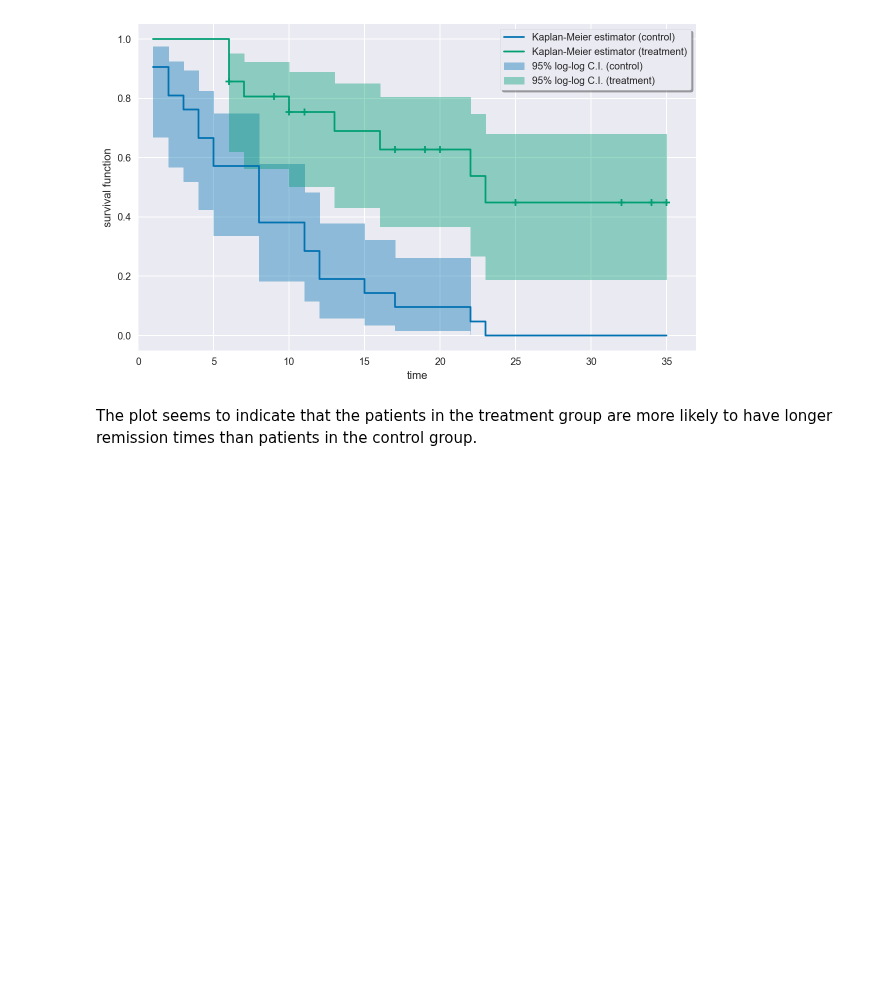
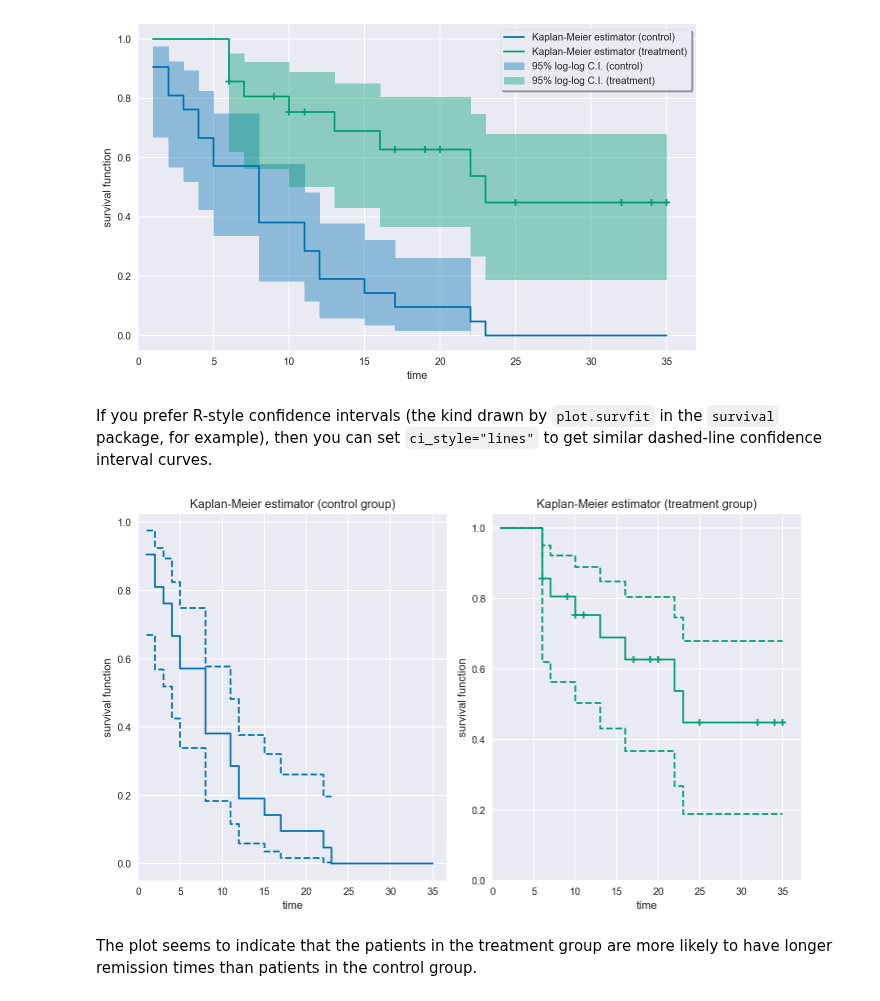
Before and after one commit to artemmavrin/survive, a Jupyter notebook: doc/source/examples/Leukemia_Remission_Time_Dataset.ipynb, the cells around one changed output. Drawn from its saved outputs; the diff is of its cells as text; code cells hidden in the pictures; blank space fills up the shorter version.

Commit message:
NonparametricEstimator: updated plot() * added ci_style parameter * other minor refactoring

```diff
--- a/doc/source/examples/Leukemia_Remission_Time_Dataset.ipynb
+++ b/doc/source/examples/Leukemia_Remission_Time_Dataset.ipynb
@@ -221,6 +221,18 @@ plt.show()
 plt.close()
 # %% [output]
 [figure]
+# %% [markdown]
+If you prefer R-style confidence intervals (the kind drawn by `plot.survfit` in the `survival` package, for example), then you can set `ci_style="lines"` to get similar dashed-line confidence interval curves.
+# %%
+_, axes = plt.subplots(nrows=1, ncols=2, figsize=(10, 6))
+for ax, group, color in zip(axes.flat, surv.group_labels, ("b", "g")):
+    km.plot(group, ci_style="lines", color=color, ax=ax)
+    ax.set(title=f"Kaplan-Meier estimator ({group} group)")
+plt.tight_layout()
+plt.show()
+plt.close()
+# %% [output]
+[figure, added]
 # %% [markdown]
 The plot seems to indicate that the patients in the treatment group are more likely to have longer remission times than patients in the control group.
 # %% [markdown]
```
Also changed, not shown: parts of 3 cells of this notebook, 2 other files.
